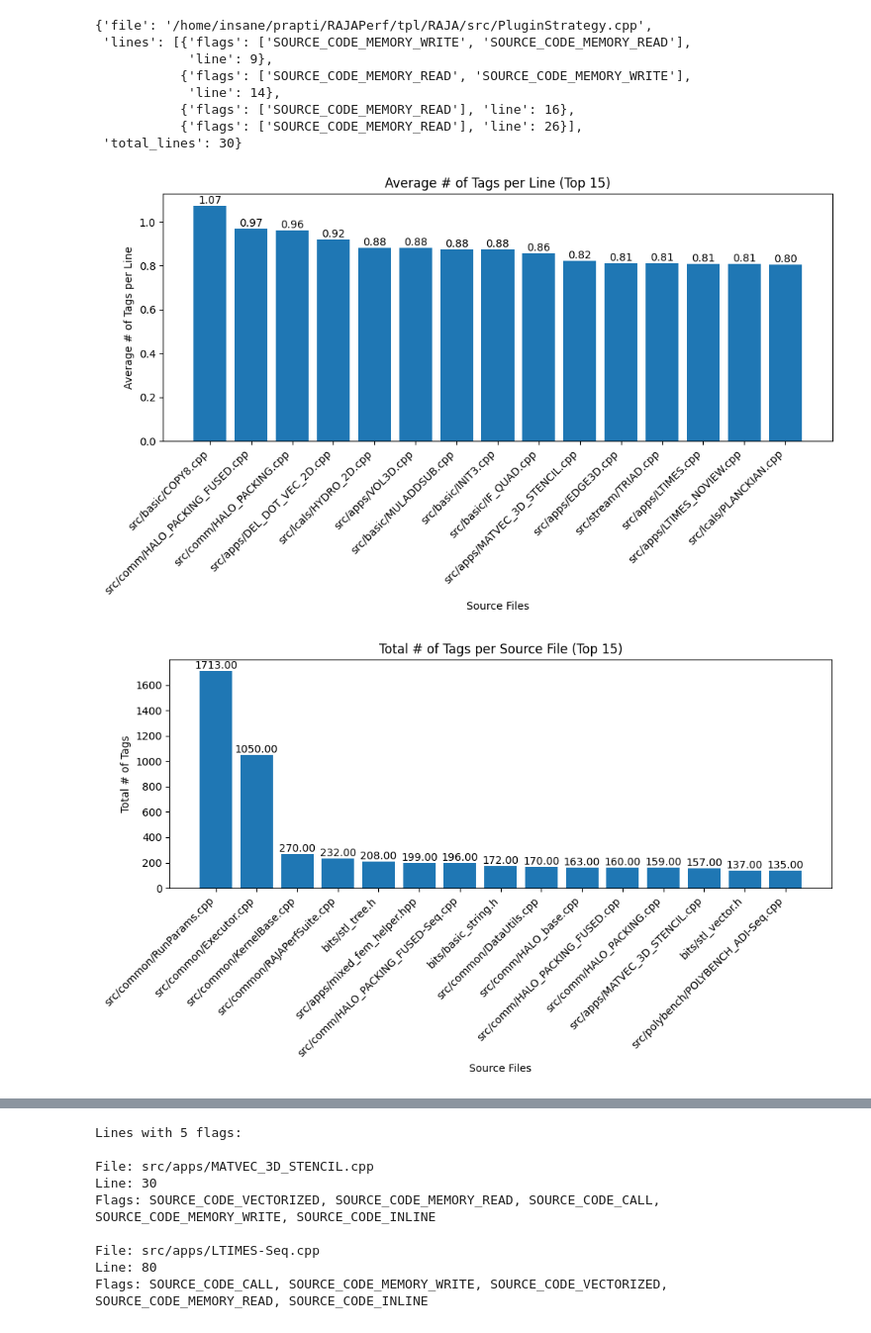
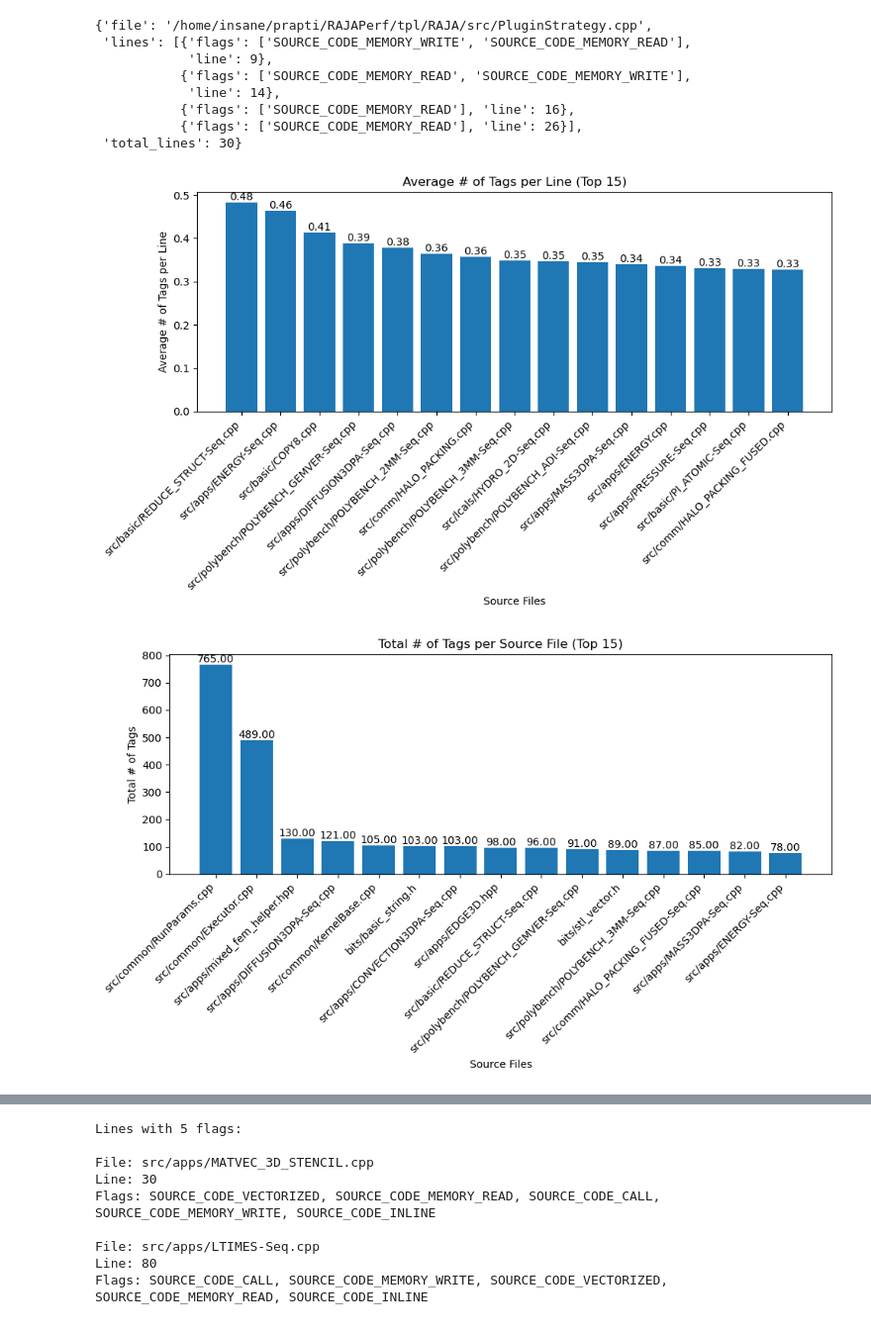
Before and after one commit to Prapti-044/dis-viz, a Jupyter notebook: analysis/main.ipynb, the cells around one changed output, grey strips where cells are left out. Shown at 99% size. Drawn from its saved outputs; the diff is of its cells as text; code cells hidden in the pictures.

Commit message:
tags nourishment and code hoisting in source code

```diff
--- a/analysis/main.ipynb
+++ b/analysis/main.ipynb
@@ -104,48 +104,59 @@ pprint(result['raja-perf-O3.exe']['source_code_info'][0])
            {'flags': ['SOURCE_CODE_MEMORY_READ'], 'line': 26}],
  'total_lines': 30}
 # %%
+tags_to_find = [
+    # 'SOURCE_CODE_CALL',
+    'SOURCE_CODE_HOISTED',
+    'SOURCE_CODE_INLINE',
+    # 'SOURCE_CODE_MEMORY_READ',
+    # 'SOURCE_CODE_MEMORY_WRITE',
+    'SOURCE_CODE_VECTORIZED'
+]
+
 # Count tags per source file
 file_tags_avg = {}
 
 for source_file in bin_result['source_code_info']:
     file_path = source_file['file']
-    # Count total number of tags across all lines in this file
-    total_tags = sum(len(line['flags']) for line in source_file['lines'])
+    # Count only the specified tags in tags_to_find
+    total_tags = sum(len([flag for flag in line['flags'] if flag in tags_to_find])
+                     for line in source_file['lines'])
     file_tags_avg[file_path] = total_tags / source_file['total_lines'] if source_file['total_lines'] > 0 else 0
 
 # Sort by count and take top 15
 sorted_files = dict(sorted(file_tags_avg.items(), key=lambda x: x[1], reverse=True)[:15])
 
 plt.figure(figsize=(10,6))
 bars = plt.bar(range(len(sorted_files)), list(sorted_files.values()))
 
 # Rotate and align the tick labels so they look better
 plt.xticks(range(len(sorted_files)), map(lambda x: '/'.join(x.split('/')[5:]), sorted_files.keys()), rotation=45, ha='right')
 
 # Add value labels above each bar
 for bar in bars:
     height = bar.get_height()
     plt.text(bar.get_x() + bar.get_width()/2., height,
              f'{height:.2f}',
              ha='center', va='bottom')
 
 # Add labels and title
 plt.xlabel('Source Files')
 plt.ylabel('Average # of Tags per Line')
 plt.title('Average # of Tags per Line (Top 15)')
 
 # Adjust layout to prevent label cutoff
 plt.tight_layout()
 # %% [output]
-[figure, old version]
+[figure, new version]
 # %%
 # Count tags per source file
 file_tags_count = {}
 
 for source_file in bin_result['source_code_info']:
     file_path = source_file['file']
-    # Count total number of tags across all lines in this file
-    total_tags = sum(len(line['flags']) for line in source_file['lines'])
+    # Count only the specified tags in tags_to_find
+    total_tags = sum(len([flag for flag in line['flags'] if flag in tags_to_find])
+                     for line in source_file['lines'])
     file_tags_count[file_path] = total_tags
 
 # Sort by count and take top 15
@@ -172,7 +183,7 @@ plt.title('Total # of Tags per Source File (Top 15)')
 # Adjust layout to prevent label cutoff
 plt.tight_layout()
 # %% [output]
-[figure, old version]
+[figure, new version]
 # %%
 
 # Count number of flags per line
```
Also changed, not shown: parts of 5 cells of this notebook, 4 other files.
